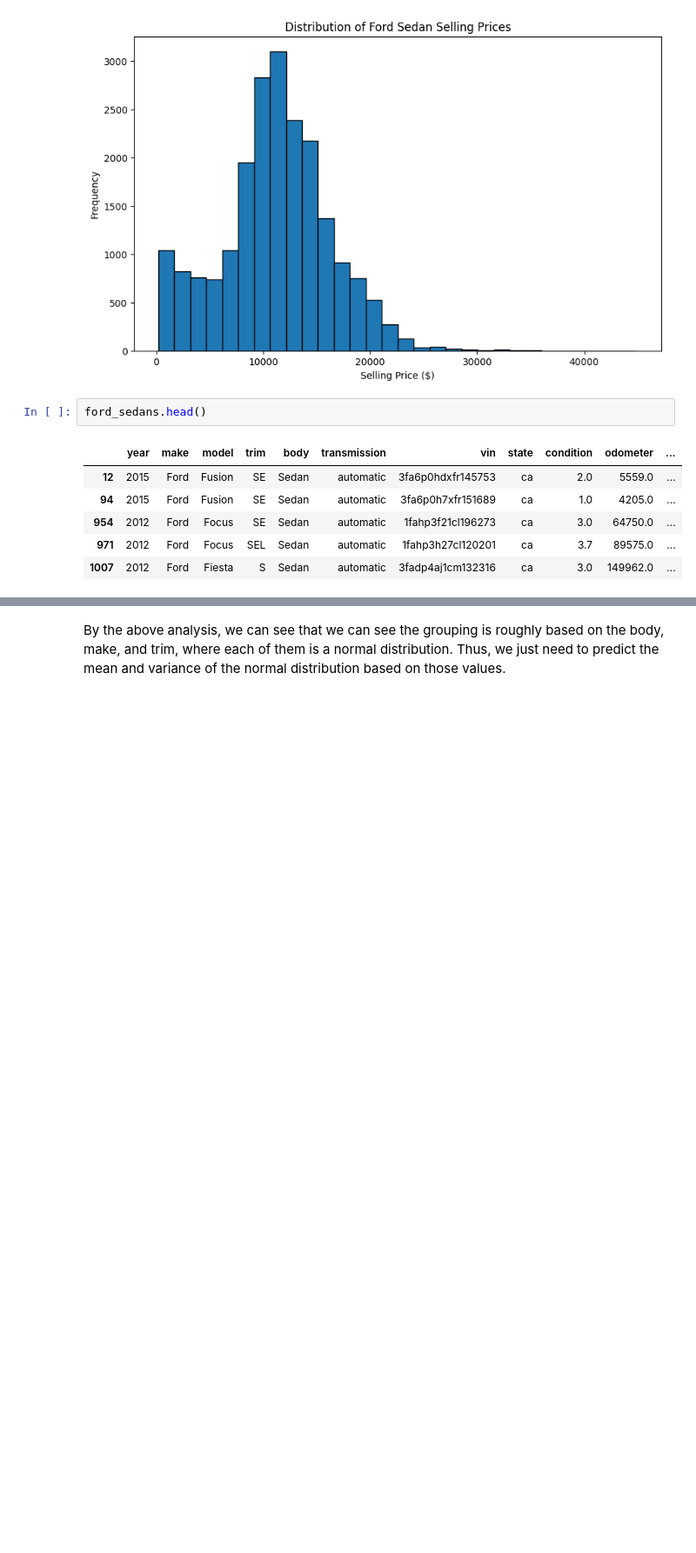
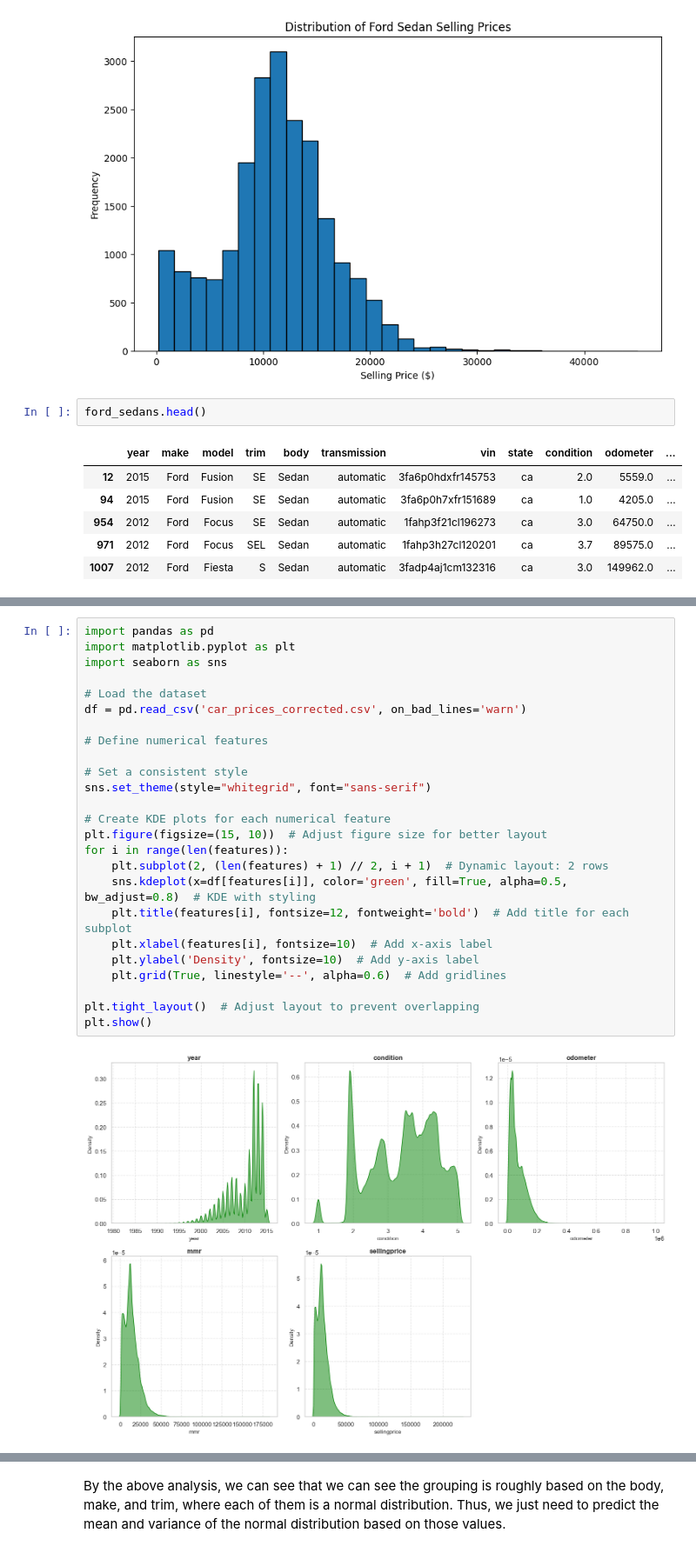
Before and after one commit to PicassoEEA/carAuctionAnalysis, a Jupyter notebook: solution.ipynb, the cells around one changed output, grey strips where cells are left out. Shown at 87% size. Saved outputs shown, nothing was run; the diff lists cells and outputs as text; blank space fills up the shorter version.

```diff
--- a/solution.ipynb
+++ b/solution.ipynb
@@ -303,0 +345,27 @@ NameError: name 'corr_matrix' is not defined
+# %%
+import pandas as pd
+import matplotlib.pyplot as plt
+import seaborn as sns
+
+# Load the dataset
+df = pd.read_csv('car_prices_corrected.csv', on_bad_lines='warn')
+
+# Define numerical features
+
+# Set a consistent style
+sns.set_theme(style="whitegrid", font="sans-serif")
+
+# Create KDE plots for each numerical feature
+plt.figure(figsize=(15, 10))  # Adjust figure size for better layout
+for i in range(len(features)):
+    plt.subplot(2, (len(features) + 1) // 2, i + 1)  # Dynamic layout: 2 rows
+    sns.kdeplot(x=df[features[i]], color='green', fill=True, alpha=0.5, bw_adjust=0.8)  # KDE with styling
+    plt.title(features[i], fontsize=12, fontweight='bold')  # Add title for each subplot
+    plt.xlabel(features[i], fontsize=10)  # Add x-axis label
+    plt.ylabel('Density', fontsize=10)  # Add y-axis label
+    plt.grid(True, linestyle='--', alpha=0.6)  # Add gridlines
+
+plt.tight_layout()  # Adjust layout to prevent overlapping
+plt.show()
+# %% [output]
+[figure, added]
```
Also changed, not shown: parts of 4 cells of this notebook.
